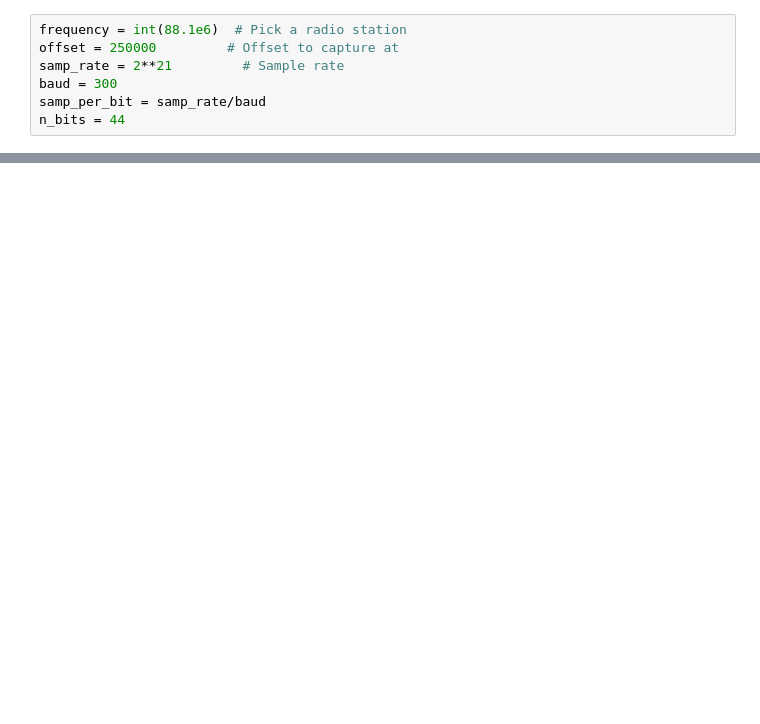
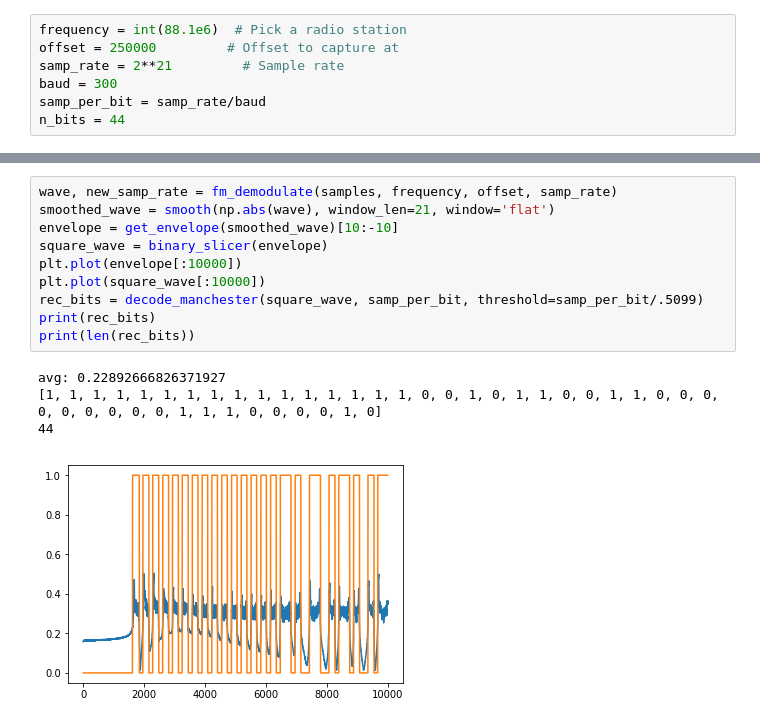
Before and after one commit to Aster1222/Networks-Final, a Jupyter notebook: receiver/notebooks/receive.ipynb, the cells around one changed output, grey strips where cells are left out. Cells and saved outputs as stored; diff of their text form; blank space fills up the shorter version.

```diff
--- a/receiver/notebooks/receive.ipynb
+++ b/receiver/notebooks/receive.ipynb
@@ -44,0 +48,15 @@ False
+# %%
+wave, new_samp_rate = fm_demodulate(samples, frequency, offset, samp_rate)
+smoothed_wave = smooth(np.abs(wave), window_len=21, window='flat')
+envelope = get_envelope(smoothed_wave)[10:-10]
+square_wave = binary_slicer(envelope)
+plt.plot(envelope[:10000])
+plt.plot(square_wave[:10000])
+rec_bits = decode_manchester(square_wave, samp_per_bit, threshold=samp_per_bit/.5099)
+print(rec_bits)
+print(len(rec_bits))
+# %% [output]
+avg: 0.22892666826371927
+[1, 1, 1, 1, 1, 1, 1, 1, 1, 1, 1, 1, 1, 1, 1, 1, 0, 0, 1, 0, 1, 1, 0, 0, 1, 1, 0, 0, 0, 0, 0, 0, 0, 0, 0, 1, 1, 1, 0, 0, 0, 0, 1, 0]
+44
+[figure, added]
```
Also changed, not shown: parts of 3 cells of this notebook, 7 other files.
